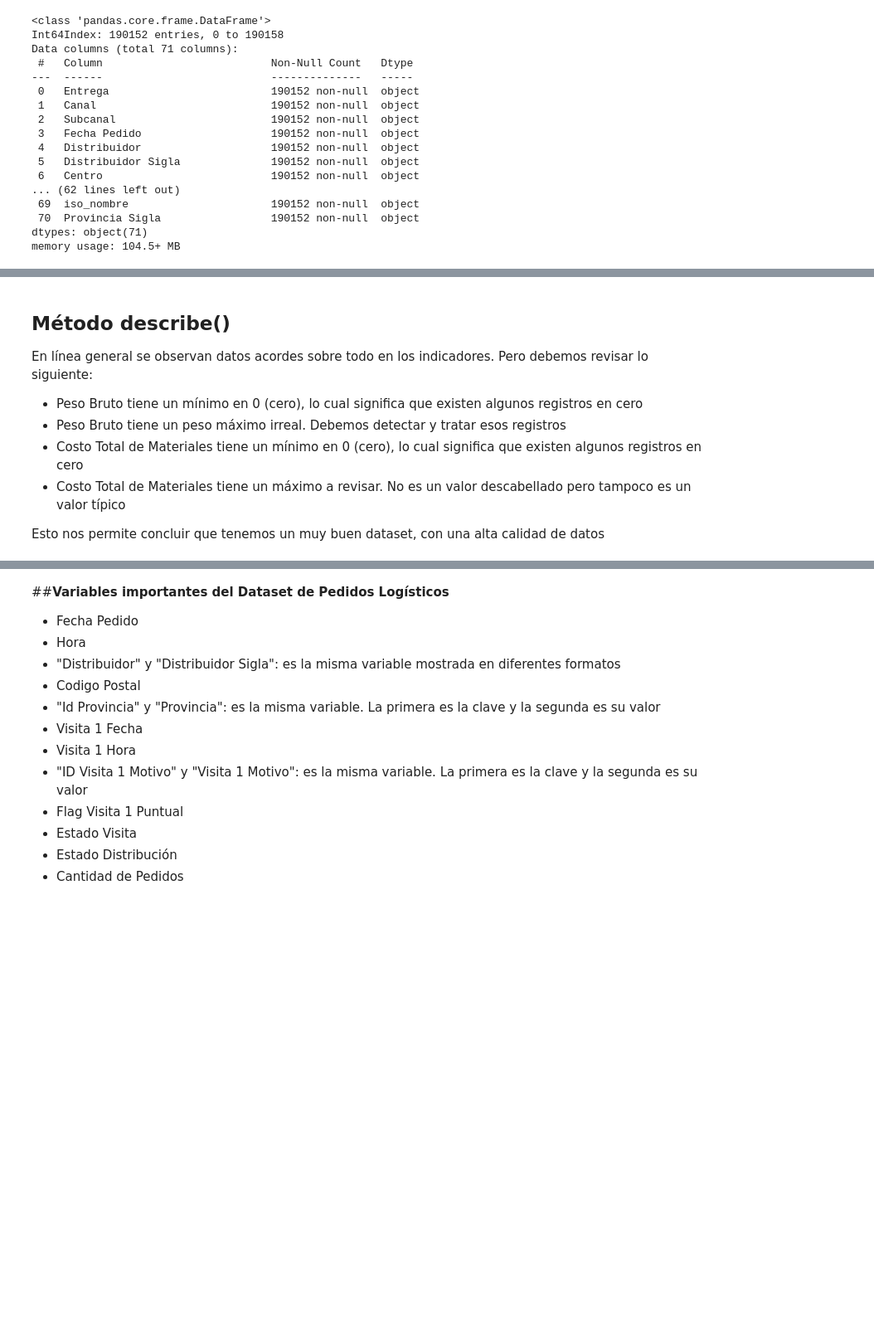
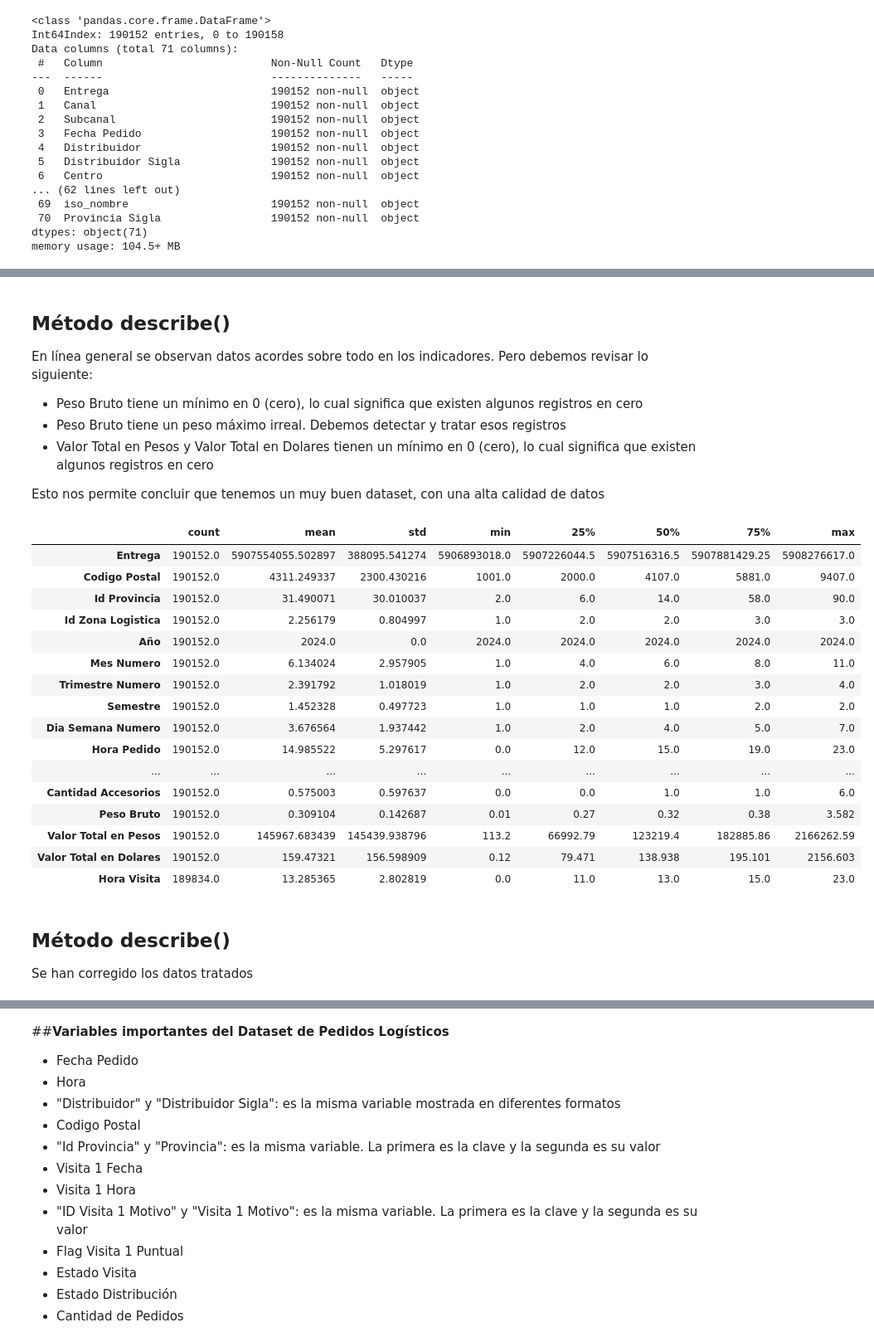
Before and after one commit to Leonardo-rodcas/Proyecto-DS-61190-E-Commerce, a Jupyter notebook: ProyectoDS_Rodriguez_Castillo_Leonardo.ipynb, the cells around one changed output, grey strips where cells are left out. Shown at 83% size. Cells and saved outputs as stored; diff of their text form; code cells hidden in the pictures; blank space fills up the shorter version.

```diff
--- a/ProyectoDS_Rodriguez_Castillo_Leonardo.ipynb
+++ b/ProyectoDS_Rodriguez_Castillo_Leonardo.ipynb
@@ -534,7 +537,6 @@ df.describe().round().T
 En línea general se observan datos acordes sobre todo en los indicadores. Pero debemos revisar lo siguiente:
 * Peso Bruto tiene un mínimo en 0 (cero), lo cual significa que existen algunos registros en cero
 * Peso Bruto tiene un peso máximo irreal. Debemos detectar y tratar esos registros
-* Costo Total de Materiales tiene un mínimo en 0 (cero), lo cual significa que existen algunos registros en cero
-* Costo Total de Materiales tiene un máximo a revisar. No es un valor descabellado pero tampoco es un valor típico
+* Valor Total en Pesos y Valor Total en Dolares tienen un mínimo en 0 (cero), lo cual significa que existen algunos registros en cero
 
 Esto nos permite concluir que tenemos un muy buen dataset, con una alta calidad de datos
@@ -541,3 +560,27 @@ Esto nos permite concluir que tenemos un muy buen dataset, con una alta calidad
+# %%
+#Validamos los ajustes
+df.describe().T
+# %% [output]
+|  | count | mean | std | min | 25% | 50% | 75% | max |
+| Entrega | 190152.0 | 5907554055.502897 | 388095.541274 | 5906893018.0 | 5907226044.5 | 5907516316.5 | 5907881429.25 | 5908276617.0 |
+| Codigo Postal | 190152.0 | 4311.249337 | 2300.430216 | 1001.0 | 2000.0 | 4107.0 | 5881.0 | 9407.0 |
+| Id Provincia | 190152.0 | 31.490071 | 30.010037 | 2.0 | 6.0 | 14.0 | 58.0 | 90.0 |
+| Id Zona Logistica | 190152.0 | 2.256179 | 0.804997 | 1.0 | 2.0 | 2.0 | 3.0 | 3.0 |
+| Año | 190152.0 | 2024.0 | 0.0 | 2024.0 | 2024.0 | 2024.0 | 2024.0 | 2024.0 |
+| Mes Numero | 190152.0 | 6.134024 | 2.957905 | 1.0 | 4.0 | 6.0 | 8.0 | 11.0 |
+| Trimestre Numero | 190152.0 | 2.391792 | 1.018019 | 1.0 | 2.0 | 2.0 | 3.0 | 4.0 |
+| Semestre | 190152.0 | 1.452328 | 0.497723 | 1.0 | 1.0 | 1.0 | 2.0 | 2.0 |
+| Dia Semana Numero | 190152.0 | 3.676564 | 1.937442 | 1.0 | 2.0 | 4.0 | 5.0 | 7.0 |
+| Hora Pedido | 190152.0 | 14.985522 | 5.297617 | 0.0 | 12.0 | 15.0 | 19.0 | 23.0 |
+| ... | ... | ... | ... | ... | ... | ... | ... | ... |
+| Cantidad Accesorios | 190152.0 | 0.575003 | 0.597637 | 0.0 | 0.0 | 1.0 | 1.0 | 6.0 |
+| Peso Bruto | 190152.0 | 0.309104 | 0.142687 | 0.01 | 0.27 | 0.32 | 0.38 | 3.582 |
+| Valor Total en Pesos | 190152.0 | 145967.683439 | 145439.938796 | 113.2 | 66992.79 | 123219.4 | 182885.86 | 2166262.59 |
+| Valor Total en Dolares | 190152.0 | 159.47321 | 156.598909 | 0.12 | 79.471 | 138.938 | 195.101 | 2156.603 |
+| Hora Visita | 189834.0 | 13.285365 | 2.802819 | 0.0 | 11.0 | 13.0 | 15.0 | 23.0 |
+# %% [markdown]
+## **Método describe()**
+Se han corregido los datos tratados
 # %%
 # Contamos la cantidad de numeros 0 (ceros) por columnas
 nun_missing = (df == 0).sum()
```
Also changed, not shown: parts of 22 cells of this notebook.
